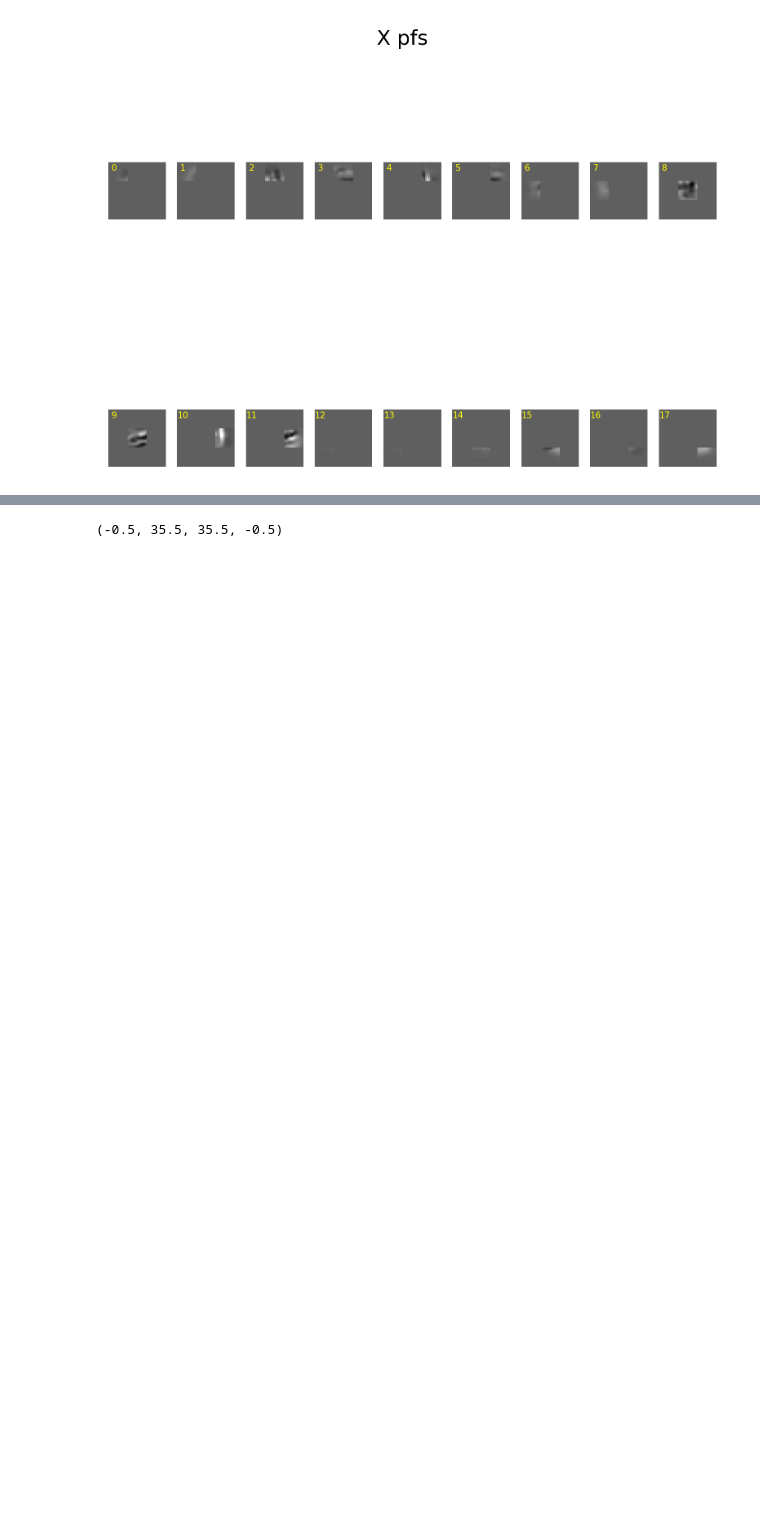
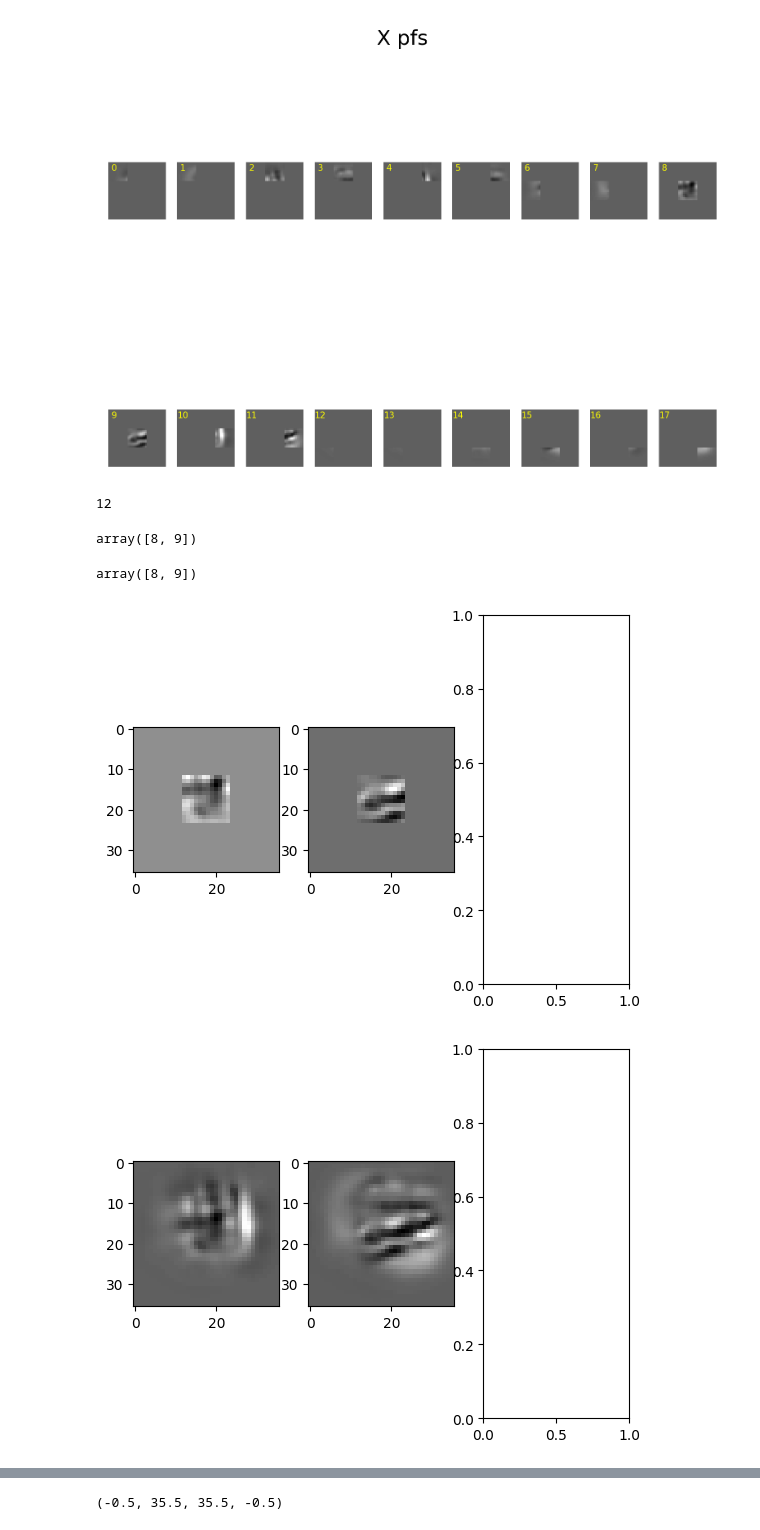
Before and after one commit to suhasshrinivasan/probabilistic-center-surround, a Jupyter notebook: experiments/exc_driven_model/hierarchical_exc_model.ipynb, the cells around one changed output, grey strips where cells are left out. Drawn from its saved outputs; the diff is of its cells as text; code cells hidden in the pictures; blank space fills up the shorter version.

```diff
--- a/experiments/exc_driven_model/hierarchical_exc_model.ipynb
+++ b/experiments/exc_driven_model/hierarchical_exc_model.ipynb
@@ -60,5 +176,0 @@ model = HierarchicalGratingModel(
-# %%
-fig, axs = plt.subplots(G_visual_nrows, G_visual_ncols, dpi=300)
-for idx, ax in enumerate(axs.flatten()):
-    ax.imshow(model.gratings[idx], cmap="gray", vmin=vmin, vmax=vmax)
-    ax.axis("off")
@@ -95,3 +205,40 @@ model.visualize_learned_G(nrows=G_visual_nrows, ncols=G_visual_ncols)
 model.visualize_learned_X(nrows=x_visual_nrows, ncols=x_visual_ncols)
 # %% [output]
 [figure]
+# %%
+4 * 3
+# %% [output]
+12
+# %%
+total_center_x_dims = G_dim
+center_x_ids = np.arange(4 * G_dim, 4 * G_dim + total_center_x_dims)
+# %%
+center_x_ids
+# %% [output]
+array([8, 9])
+# %%
+center_x_ids
+# %% [output]
+array([8, 9])
+# %%
+fig, axs = plt.subplots(1, 3)
+fig_2, axs_2 = plt.subplots(1, 3)
+fig_3, axs_3 = plt.subplots(3, 2)
+for idx, center_x_id in enumerate(center_x_ids):
+    MEI = np.zeros((36, 36))
+    MEI_center = model.pattern_crops[4][idx].reshape(12, 12).copy()
+    MEI[12:24, 12:24] = MEI_center.copy()
+    axs.flatten()[idx].imshow(MEI, cmap="gray")
+    completing_pattern = model.patterns[idx].copy()
+    axs_2.flatten()[idx].imshow(completing_pattern, cmap="gray")
+    disrupting_patterns = []
+    for disrupting_idx, disrupting_id in enumerate([i for i in range(G_dim) if i != idx]):
+        disrupting_pattern = model.patterns[disrupting_id].copy()
+        disrupting_pattern[12:24, 12:24] = MEI_center.copy()
+        disrupting_patterns.append(disrupting_pattern)
+        axs_3[idx][disrupting_idx].imshow(disrupting_pattern, cmap="gray")
+
+    # break
+# %% [output]
+[figure, added]
+[figure, added]
```
Also changed, not shown: parts of 35 cells of this notebook, 15 other files.
